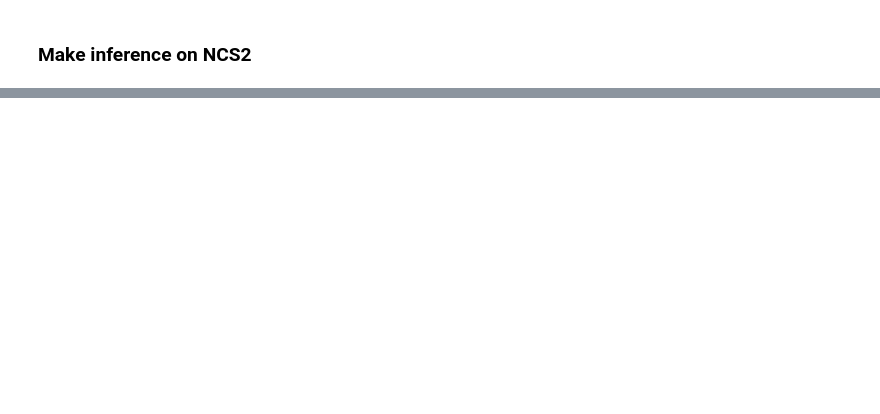
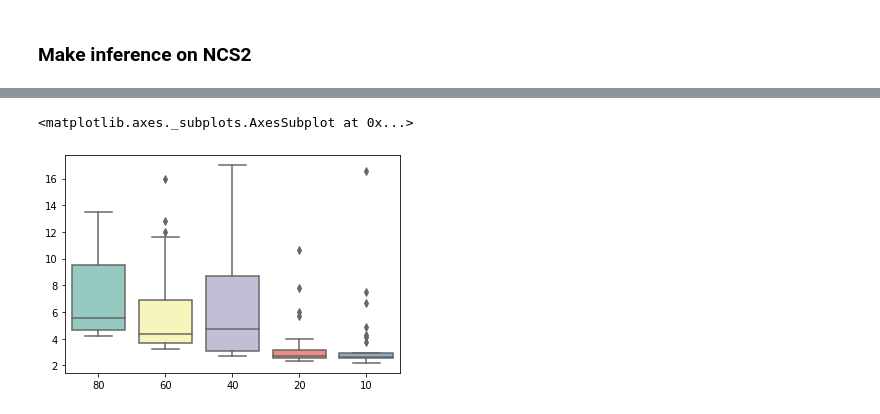
Before and after one commit to EvgeniiMunin/gnss-multipath-detector, a Jupyter notebook: convert_keras_ncs2_mpcnn_runtime_inf.ipynb, the cells around one changed output, grey strips where cells are left out. Drawn from its saved outputs; the diff is of its cells as text; code cells hidden in the pictures; blank space fills up the shorter version.

Commit message:
runtime measure

```diff
--- a/convert_keras_ncs2_mpcnn_runtime_inf.ipynb
+++ b/convert_keras_ncs2_mpcnn_runtime_inf.ipynb
@@ -232,0 +169,23 @@ INFO:tensorflow:Converted 153 variables to const ops.
+# %%
+ir_models = []
+for model, h5_path, shape in zip(models_mp, h5_paths, shapes):
+    tf_path = 'tf_mp_model{}.pb'.format(shape[0])
+    ir_model = IRModel(h5_path, tf_path)
+    ir_model.build_tf_graph()
+
+    # convert tensorflow graph to ir_model (from terminal or bash)
+    if shape[0] == 80:
+        ! chmod 744 /saved_models/convert_tf_ncs2_80.sh
+        ! ./saved_models/convert_tf_ncs2_80.sh
+    elif shape[0] == 60:
+        ! chmod 744 /saved_models/convert_tf_ncs2_60.sh
+        ! ./saved_models/convert_tf_ncs2_60.sh
+    elif shape[0] == 40:
+        ! chmod 744 /saved_models/convert_tf_ncs2_40.sh
+        ! ./saved_models/convert_tf_ncs2_40.sh
+    elif shape[0] == 20:
+        ! chmod 744 /saved_models/convert_tf_ncs2_20.sh
+        ! ./saved_models/convert_tf_ncs2_20.sh
+    elif shape[0] == 10:
+        ! chmod 744 /saved_models/convert_tf_ncs2_10.sh
+        ! ./saved_models/convert_tf_ncs2_10.sh
@@ -271,8 +213,0 @@ Common parameters:
-# %%
-# plugin initialization for specified device
-plugin = IEPlugin(device='MYRIAD')
-
-# read ir model
-log.info('loading network files: \n\t{}\n\t{}'.format(model_xml_path, model_bin_path))
-net = IENetwork(model=model_xml_path, weights=model_bin_path)
-net.inputs, net.outputs
@@ -284,0 +214,4 @@ net.inputs, net.outputs
+# %%
+for img in X_val_synth:
+    print(img.shape)
+    break
@@ -380,0 +320,3 @@ del plugin
+# %%
+runtime_df = pd.DataFrame(runtime)
+runtime_df.head()
@@ -380,0 +330,6 @@ del plugin
+# %%
+import seaborn as sns
+sns.boxplot(data=runtime_df, palette='Set3')
+# %% [output]
+<matplotlib.axes._subplots.AxesSubplot at 0x...>
+[figure, added]
```
Also changed, not shown: parts of 30 cells of this notebook.
